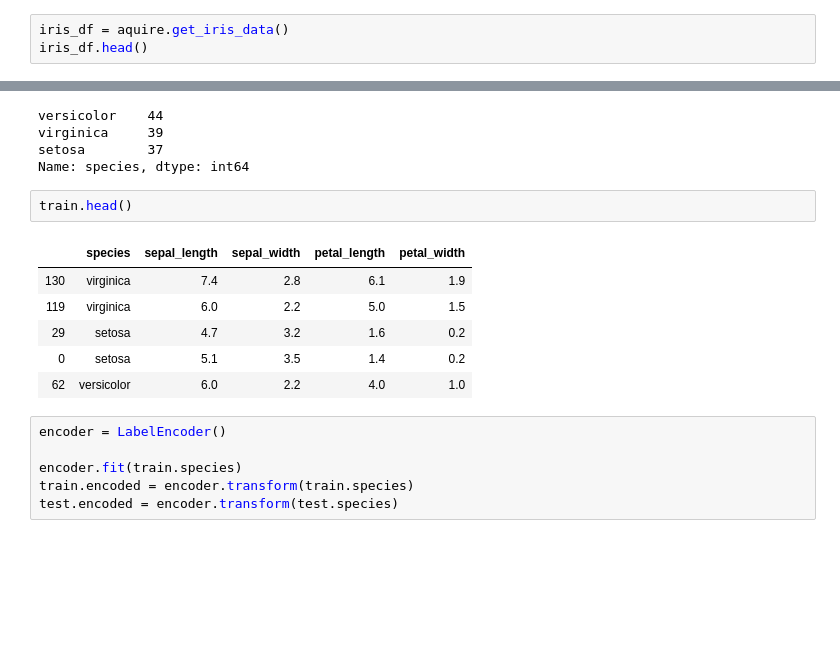
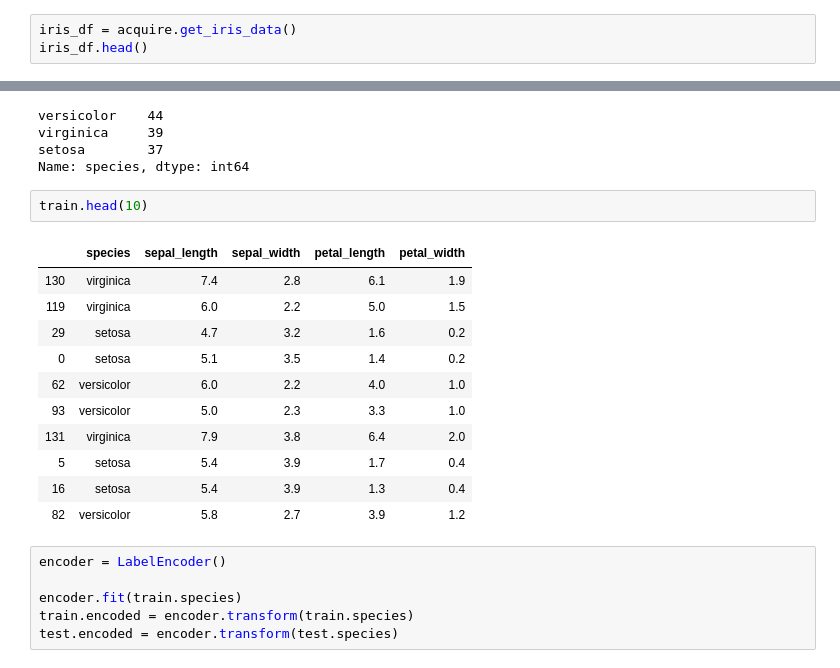
Before and after one commit to JadaShipp/ds-methodologies-exercises, a Jupyter notebook: classification/classification_exercises.ipynb, the cells around one changed output, grey strips where cells are left out. Saved outputs shown, nothing was run; the diff lists cells and outputs as text; blank space fills up the shorter version.

```diff
--- a/classification/classification_exercises.ipynb
+++ b/classification/classification_exercises.ipynb
@@ -346,7 +346,7 @@ iris_df.head()
 
 - Use the function defined in acquire.py to load the iris data.
 # %%
-iris_df = aquire.get_iris_data()
+iris_df = acquire.get_iris_data()
 iris_df.head()
 # %% [output]
 |  | species_id | species_name | sepal_length | sepal_width | petal_length | petal_width |
@@ -391,14 +391,19 @@ virginica     39
 setosa        37
 Name: species, dtype: int64
 # %%
-train.head()
+train.head(10)
 # %% [output]
 |  | species | sepal_length | sepal_width | petal_length | petal_width |
 | 130 | virginica | 7.4 | 2.8 | 6.1 | 1.9 |
 | 119 | virginica | 6.0 | 2.2 | 5.0 | 1.5 |
 | 29 | setosa | 4.7 | 3.2 | 1.6 | 0.2 |
 | 0 | setosa | 5.1 | 3.5 | 1.4 | 0.2 |
 | 62 | versicolor | 6.0 | 2.2 | 4.0 | 1.0 |
+| 93 | versicolor | 5.0 | 2.3 | 3.3 | 1.0 |
+| 131 | virginica | 7.9 | 3.8 | 6.4 | 2.0 |
+| 5 | setosa | 5.4 | 3.9 | 1.7 | 0.4 |
+| 16 | setosa | 5.4 | 3.9 | 1.3 | 0.4 |
+| 82 | versicolor | 5.8 | 2.7 | 3.9 | 1.2 |
 # %%
 encoder = LabelEncoder()
 
```
Also changed, not shown: parts of 30 cells of this notebook.
